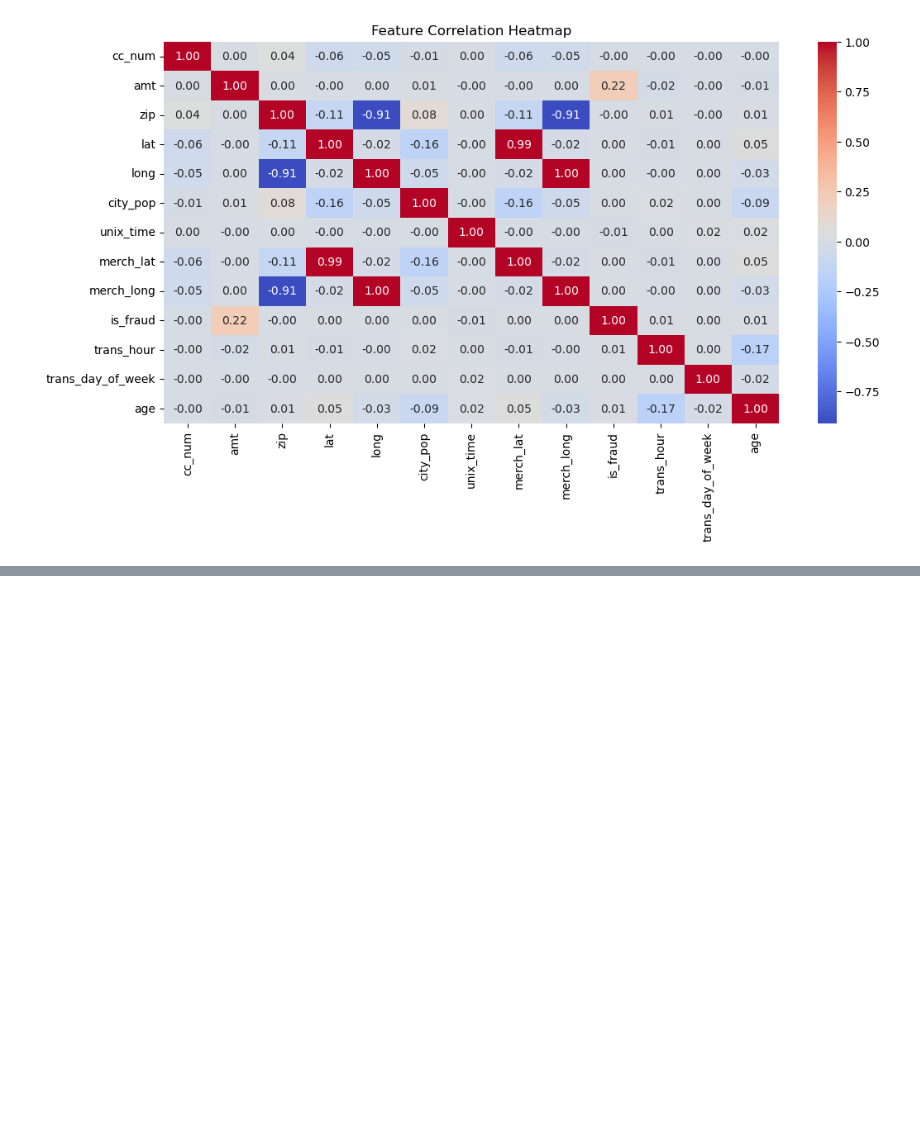
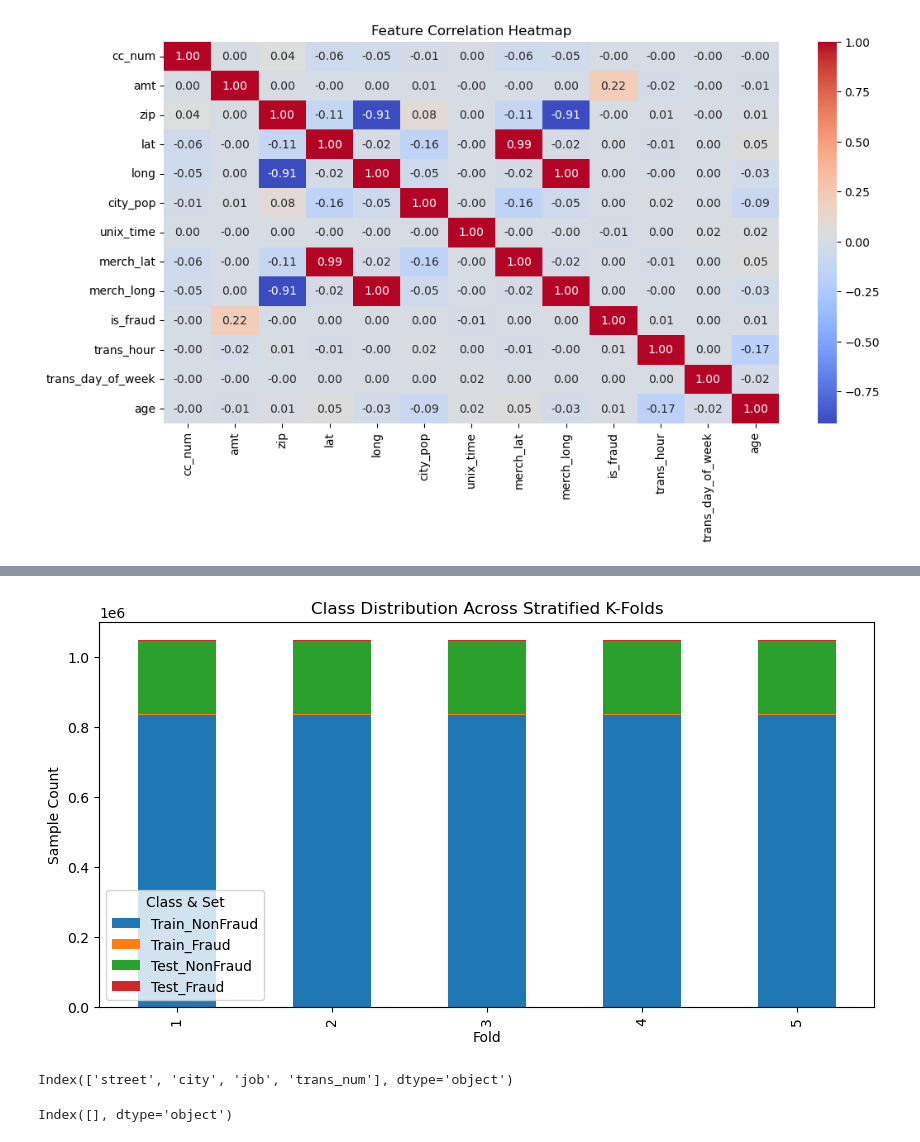
Before and after one commit to Shivangini-m/DataScienceGuidedCapstone, a Jupyter notebook: Capstone2/DataWranglingCaps-2.ipynb, the cells around one changed output, grey strips where cells are left out. Saved outputs shown, nothing was run; the diff lists cells and outputs as text; code cells hidden in the pictures; blank space fills up the shorter version.

```diff
--- a/Capstone2/DataWranglingCaps-2.ipynb
+++ b/Capstone2/DataWranglingCaps-2.ipynb
@@ -949,0 +961,17 @@ Consider removing or encoding it properly.
+# %%
+import numpy as np
+import pandas as pd
+from collections import Counter
+from sklearn.model_selection import StratifiedKFold
+
+# Initialize StratifiedKFold
+skf = StratifiedKFold(n_splits=5, shuffle=True, random_state=42)
+
+# Iterate through folds and check distribution
+for fold, (train_index, test_index) in enumerate(skf.split(X, y), 1):
+    y_train, y_test = y.iloc[train_index], y.iloc[test_index]
+
+    print(f"Fold {fold} - Class Distribution:")
+    print("Train Data:", dict(Counter(y_train)))
+    print("Test Data:", dict(Counter(y_test)))
+    print("-" * 40)
@@ -949,0 +1012,29 @@ Consider removing or encoding it properly.
+# %%
+import matplotlib.pyplot as plt
+import pandas as pd
+
+# Store fold distribution
+folds_data = []
+for fold, (train_index, test_index) in enumerate(skf.split(X, y), 1):
+    y_train, y_test = y.iloc[train_index], y.iloc[test_index]
+    folds_data.append({
+        'Fold': fold,
+        'Train_NonFraud': (y_train == 0).sum(),
+        'Train_Fraud': (y_train == 1).sum(),
+        'Test_NonFraud': (y_test == 0).sum(),
+        'Test_Fraud': (y_test == 1).sum(),
+    })
+
+# Convert to DataFrame
+folds_df = pd.DataFrame(folds_data)
+
+# Plot distribution
+fig, ax = plt.subplots(figsize=(10, 5))
+folds_df.set_index('Fold').plot(kind='bar', stacked=True, ax=ax)
+plt.title("Class Distribution Across Stratified K-Folds")
+plt.xlabel("Fold")
+plt.ylabel("Sample Count")
+plt.legend(title="Class & Set")
+plt.show()
+# %% [output]
+[figure, added]
@@ -949,0 +1065,4 @@ Consider removing or encoding it properly.
+# %%
+print(X_train.select_dtypes(include=['object']).columns)
+# %% [output]
+Index(['street', 'city', 'job', 'trans_num'], dtype='object')
@@ -949,0 +1080,4 @@ Consider removing or encoding it properly.
+# %%
+print(X_train.select_dtypes(include=['object']).columns)
+# %% [output]
+Index([], dtype='object')
```
Also changed, not shown: parts of 21 cells of this notebook.
